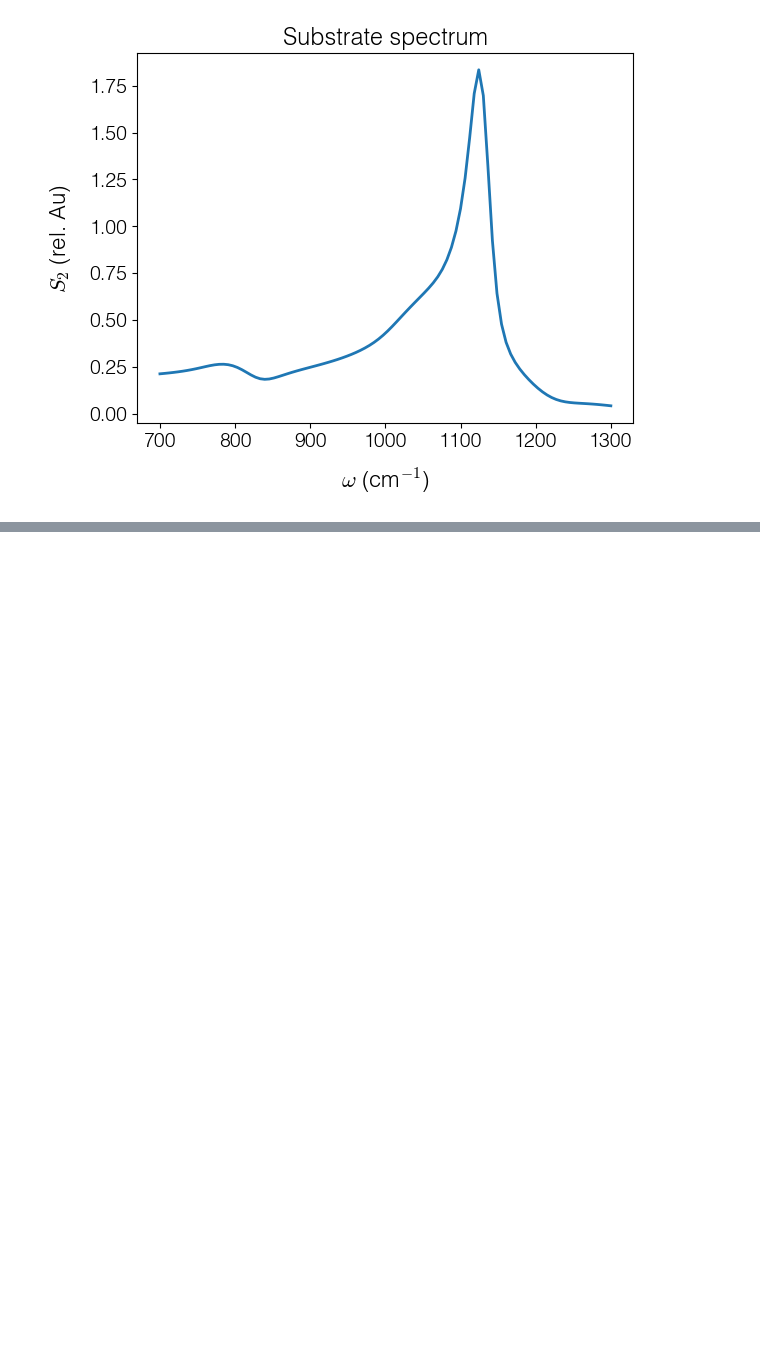
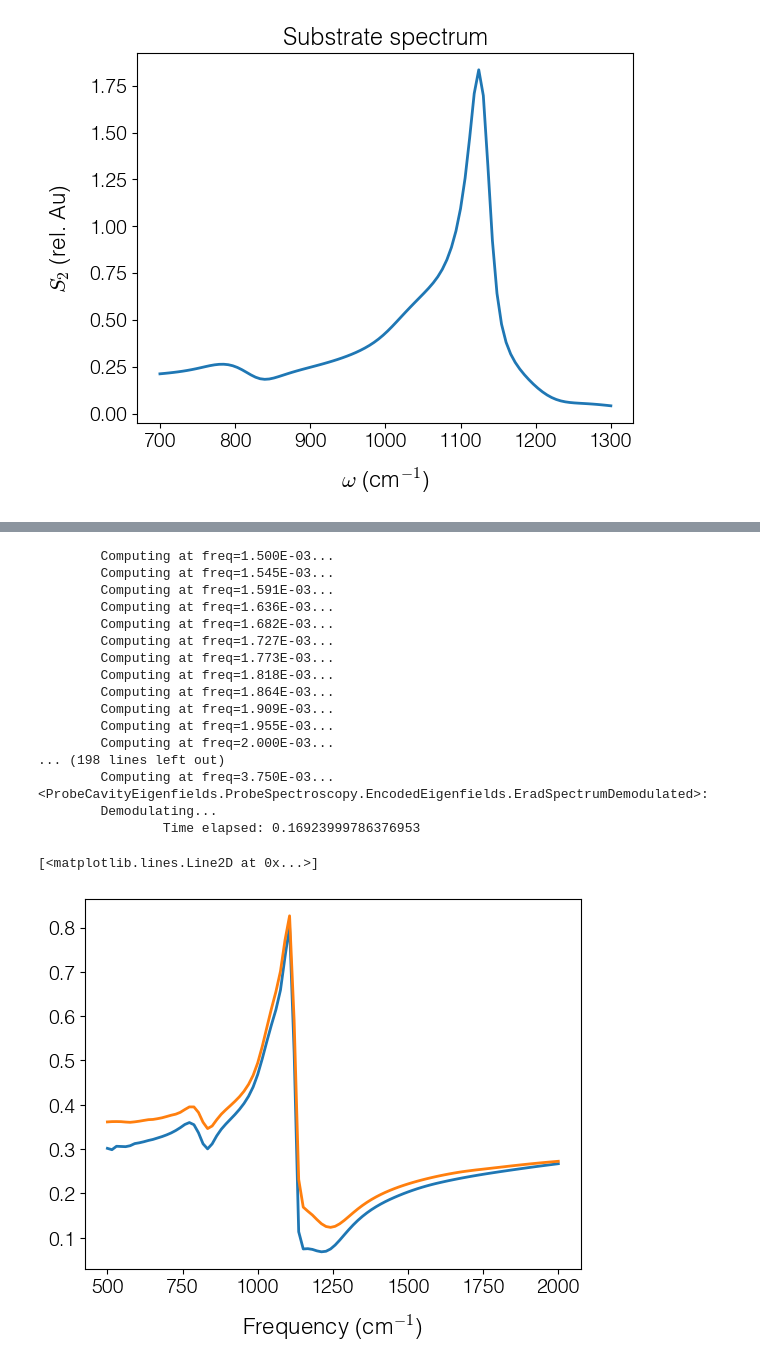
Before and after one commit to asmcleod/ProbeCavityEigenfields, a Jupyter notebook: Notebooks/Inversion of conductivity from 2D material (via q_p).ipynb, the cells around one changed output, grey strips where cells are left out. Drawn from its saved outputs; the diff is of its cells as text; code cells hidden in the pictures; blank space fills up the shorter version.

```diff
--- a/Notebooks/Inversion of conductivity from 2D material (via q_p).ipynb
+++ b/Notebooks/Inversion of conductivity from 2D material (via q_p).ipynb
@@ -328,0 +441,36 @@ Text(0, 0.5, '$q_p \\cdot a$')
+# %%
+from NearFieldOptics import Materials as M
+layers1 = M.LayeredMediaTM((M.TaS2_CCDW,10e-7),exit=M.SiO2_300nm)
+layers2 = M.LayeredMediaTM((M.TaS2_metal,10e-7),exit=M.SiO2_300nm)
+
+s1 = Probe.getNormalizedSignal(freqs_wn=np.linspace(500,2000,100),
+                               rp=layers1.reflection_p,
+                               gapmin_nm = 3,
+                               rp_norm = M.Au.reflection_p)
+s2 = Probe.getNormalizedSignal(freqs_wn=np.linspace(500,2000,100),
+                               rp=layers2.reflection_p,
+                               gapmin_nm = 3,
+                               rp_norm = M.Au.reflection_p)
+
+np.abs(s1['Sn'].cslice[2]).plot()
+np.abs(s2['Sn'].cslice[2]).plot()
+# %% [output]
+        Computing at freq=1.500E-03...
+        Computing at freq=1.545E-03...
+        Computing at freq=1.591E-03...
+        Computing at freq=1.636E-03...
+        Computing at freq=1.682E-03...
+        Computing at freq=1.727E-03...
+        Computing at freq=1.773E-03...
+        Computing at freq=1.818E-03...
+        Computing at freq=1.864E-03...
+        Computing at freq=1.909E-03...
+        Computing at freq=1.955E-03...
+        Computing at freq=2.000E-03...
+... (198 lines left out)
+        Computing at freq=3.750E-03...
+<ProbeCavityEigenfields.ProbeSpectroscopy.EncodedEigenfields.EradSpectrumDemodulated>:
+        Demodulating...
+                Time elapsed: 0.16923999786376953
+[<matplotlib.lines.Line2D at 0x...>]
+[figure, added]
```
Also changed, not shown: parts of 9 cells of this notebook, 12 other files.
